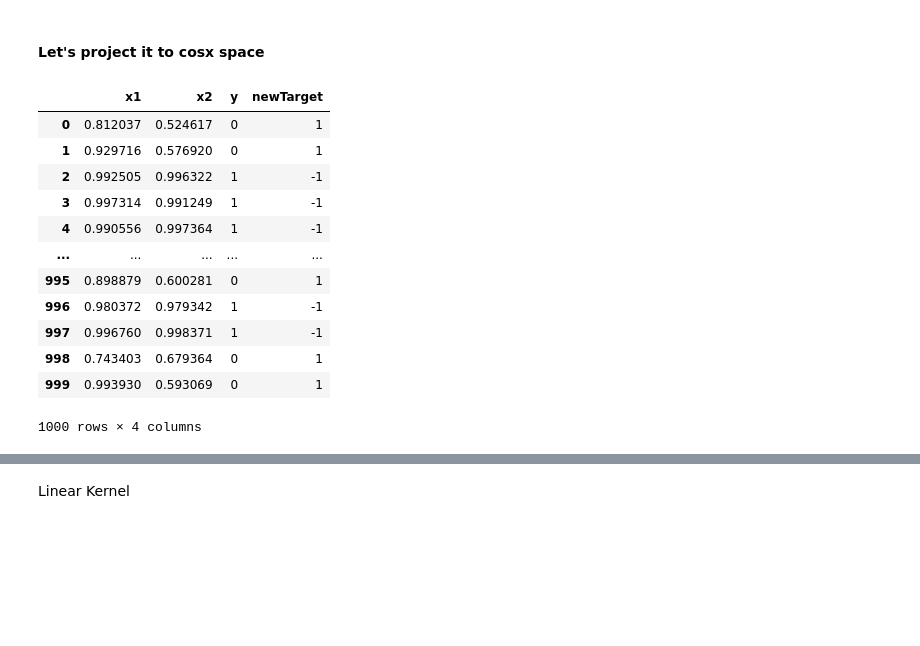
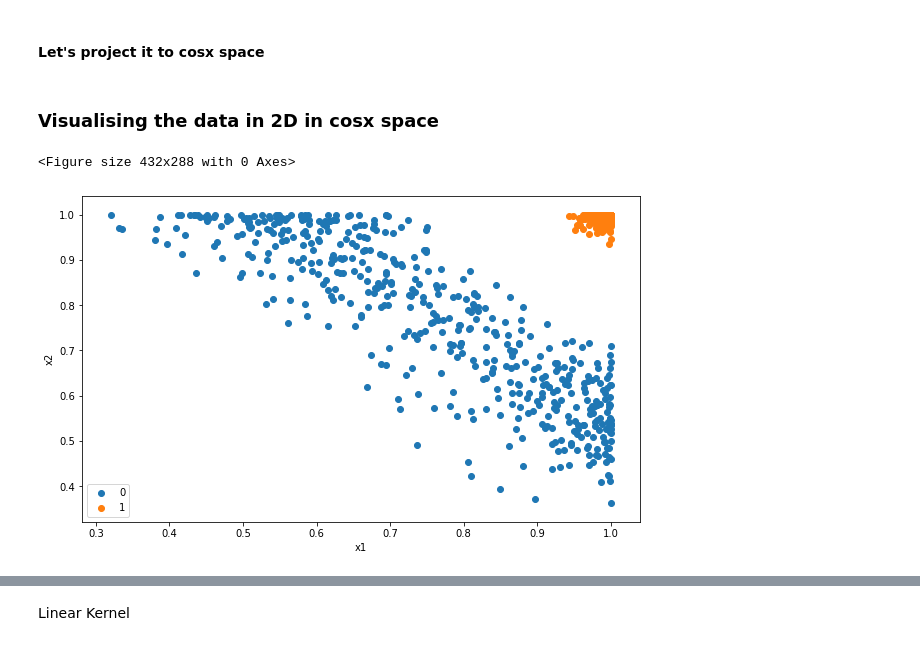
Before and after one commit to ar-ambuj23/ml-project2019, a Jupyter notebook: code/5_feature_mapping_in_another_space.ipynb, the cells around one changed output, grey strips where cells are left out. Drawn from its saved outputs; the diff is of its cells as text; code cells hidden in the pictures; blank space fills up the shorter version.

```diff
--- a/code/5_feature_mapping_in_another_space.ipynb
+++ b/code/5_feature_mapping_in_another_space.ipynb
@@ -223,19 +249,22 @@ def transform_cosx(x):
 # %%
 data_cos = data.copy()
 data_cos.iloc[:,0:2] = data_cos.iloc[:,0:2].applymap(lambda x: transform_cosx(x))
-# %%
-data_cos
-# %% [output]
-|  | x1 | x2 | y | newTarget |
-| 0 | 0.812037 | 0.524617 | 0 | 1 |
-| 1 | 0.929716 | 0.576920 | 0 | 1 |
-| 2 | 0.992505 | 0.996322 | 1 | -1 |
-| 3 | 0.997314 | 0.991249 | 1 | -1 |
-| 4 | 0.990556 | 0.997364 | 1 | -1 |
-| ... | ... | ... | ... | ... |
-| 995 | 0.898879 | 0.600281 | 0 | 1 |
-| 996 | 0.980372 | 0.979342 | 1 | -1 |
-| 997 | 0.996760 | 0.998371 | 1 | -1 |
-| 998 | 0.743403 | 0.679364 | 0 | 1 |
-| 999 | 0.993930 | 0.593069 | 0 | 1 |
-1000 rows × 4 columns
+# %% [markdown]
+### Visualising the data in 2D in cosx space
+# %%
+plt.clf()
+plt.figure(figsize = (10, 6))
+names = ['0','1']
+colors = ['b','r']
+label = (data_cos['y']).astype(np.int)
+plt.xlabel(data_cos.columns[0])
+plt.ylabel(data_cos.columns[1])
+for i in range(len(names)):
+    bucket = data_cos[data_cos['y'] == i]
+    bucket = bucket.iloc[:,[0,1]].values
+    plt.scatter(bucket[:, 0], bucket[:, 1], label=names[i])
+plt.legend()
+plt.show()
+# %% [output]
+<Figure size 432x288 with 0 Axes>
+[figure, added]
```
Also changed, not shown: parts of 18 cells of this notebook.
